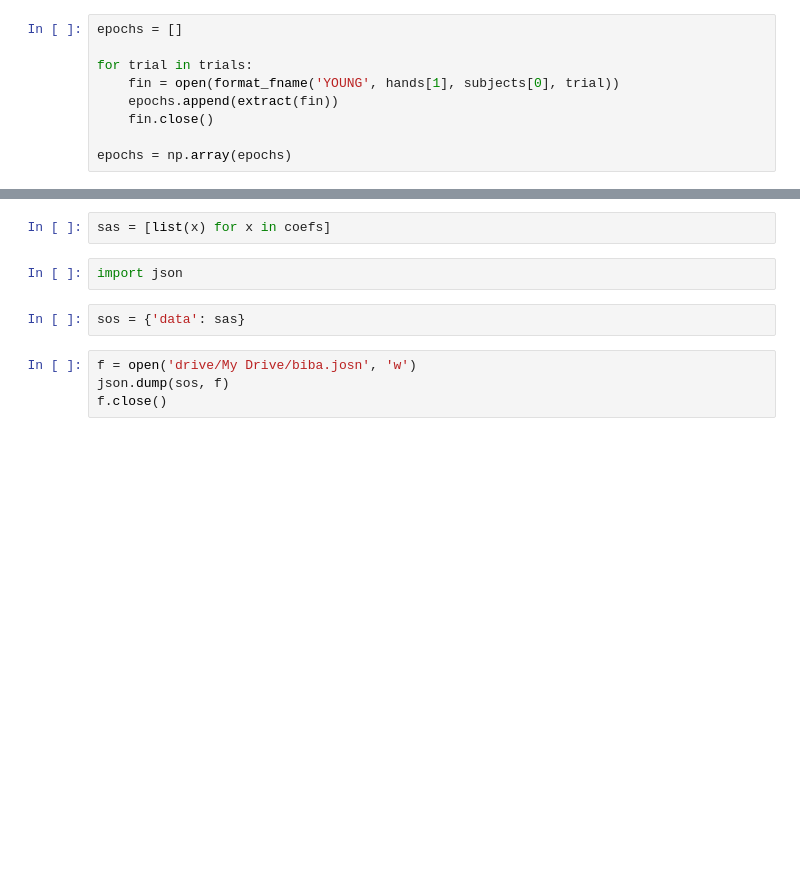
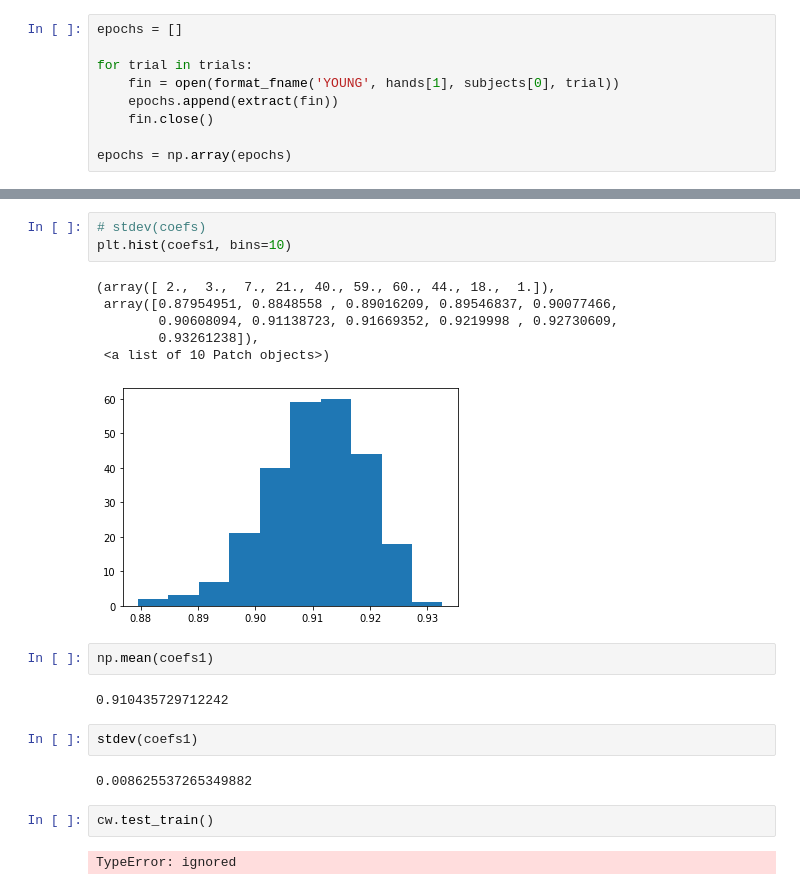
Before and after one commit to pakrentos/eeg_connectivity, a Jupyter notebook: mlp_eeg_nikita.ipynb, the cells around one changed output, grey strips where cells are left out. Cells and saved outputs as stored; diff of their text form; blank space fills up the shorter version.

```diff
--- a/mlp_eeg_nikita.ipynb
+++ b/mlp_eeg_nikita.ipynb
@@ -332,10 +293,22 @@ len(coefs[0].shape)
-# %%
-sas = [list(x) for x in coefs]
-# %%
-import json
-# %%
-sos = {'data': sas}
-# %%
-f = open('drive/My Drive/biba.josn', 'w')
-json.dump(sos, f)
-f.close()
+# %%
+# stdev(coefs)
+plt.hist(coefs1, bins=10)
+# %% [output]
+(array([ 2.,  3.,  7., 21., 40., 59., 60., 44., 18.,  1.]),
+ array([0.87954951, 0.8848558 , 0.89016209, 0.89546837, 0.90077466,
+        0.90608094, 0.91138723, 0.91669352, 0.9219998 , 0.92730609,
+        0.93261238]),
+ <a list of 10 Patch objects>)
+[figure, added]
+# %%
+np.mean(coefs1)
+# %% [output]
+0.910435729712242
+# %%
+stdev(coefs1)
+# %% [output]
+0.008625537265349882
+# %%
+cw.test_train()
+# %% [output]
+TypeError: ignored
```
Also changed, not shown: parts of 26 cells of this notebook.
